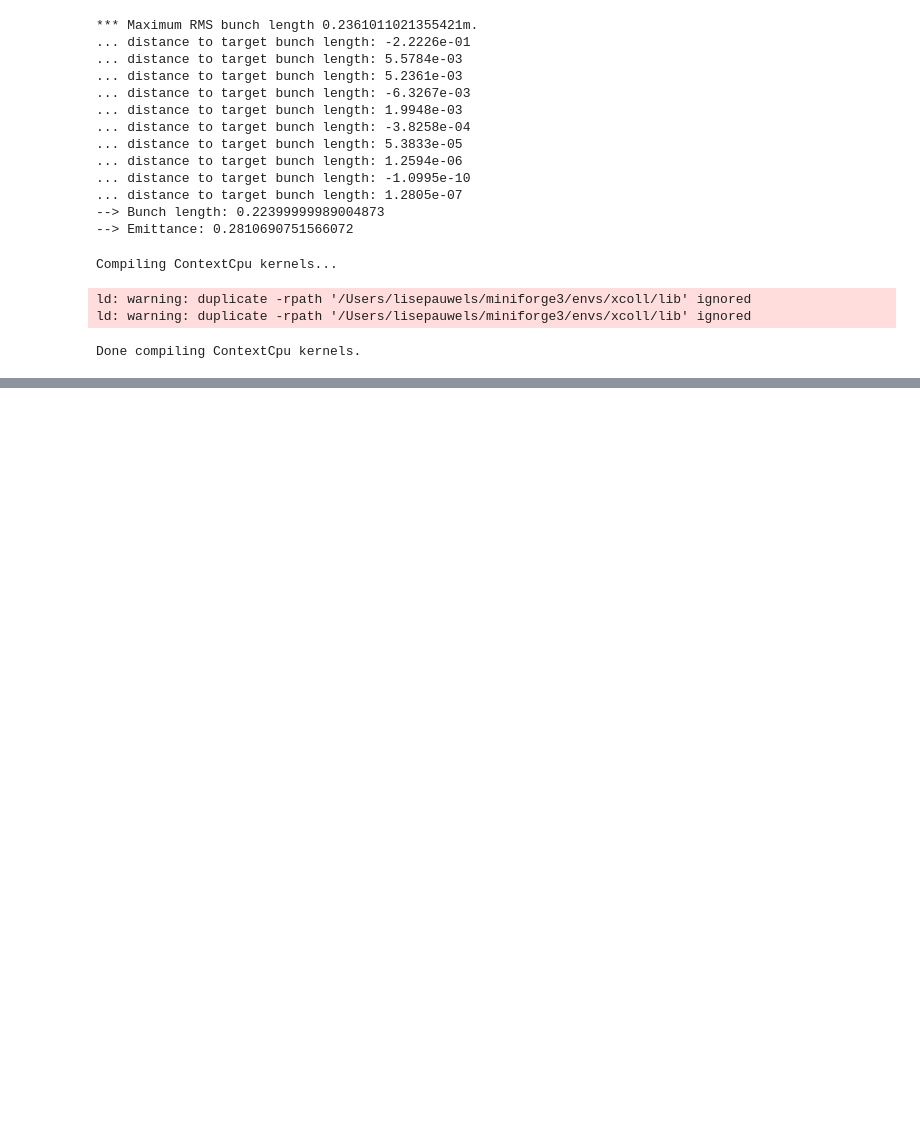
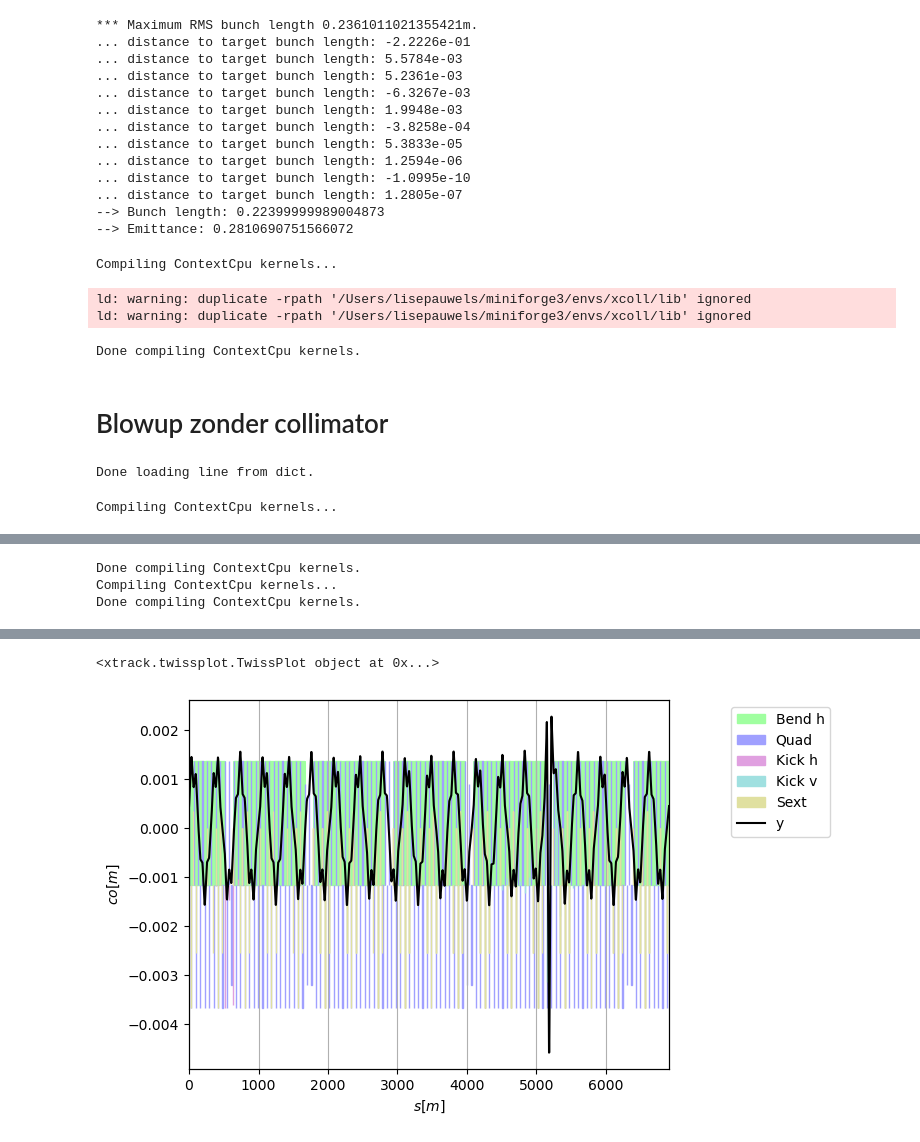
Before and after one commit to lisepauwels/sps_simulations, a Jupyter notebook: Prototyping/20250908/20250908.ipynb, the cells around one changed output, grey strips where cells are left out. Cells and saved outputs as stored; diff of their text form; code cells hidden in the pictures; blank space fills up the shorter version.

```diff
--- a/Prototyping/20250908/20250908.ipynb
+++ b/Prototyping/20250908/20250908.ipynb
@@ -154 +154,3 @@ ThisLM = xc.LossMap(line, line_is_reversed=False, part=part)
 ThisLM.to_json(file=f'LM_blowup.json')
+# %% [markdown]
+# Blowup zonder collimator
@@ -154,0 +169,23 @@ ThisLM.to_json(file=f'LM_blowup.json')
+# %%
+context = xo.ContextCpu()
+line = xt.Line.from_json('../../injection_lines/sps_with_aperture_inj_q20_beam_sagitta5.json')
+
+line.vars['qph_setvalue'] = 0.5
+line.vars['qpv_setvalue'] = 0.5
+line.vars['qh_setvalue'] = line.vars['qx0']._value + 0.05
+line.vars['qv_setvalue'] = line.vars['qy0']._value + 0.05
+
+cavity_elements, cavity_names = line.get_elements_of_type(xt.Cavity)
+
+for name in cavity_names:
+    line[name].frequency = 200e6
+    line[name].lag = 180
+line['acl.31735'].voltage = 0 #setting 800 cav to 0V
+line['actcse.31632'].voltage = 3.0e6
+# %% [output]
+Done loading line from dict.
+# %%
+tw = line.twiss()
+tw.plot('y')
+# %% [output]
+Compiling ContextCpu kernels...
@@ -154,0 +194,3 @@ ThisLM.to_json(file=f'LM_blowup.json')
+Done compiling ContextCpu kernels.
+Compiling ContextCpu kernels...
+Done compiling ContextCpu kernels.
@@ -154,0 +199,2 @@ ThisLM.to_json(file=f'LM_blowup.json')
+<xtrack.twissplot.TwissPlot object at 0x...>
+[figure, added]
```
Also changed, not shown: parts of 33 cells of this notebook, 12 other files.
